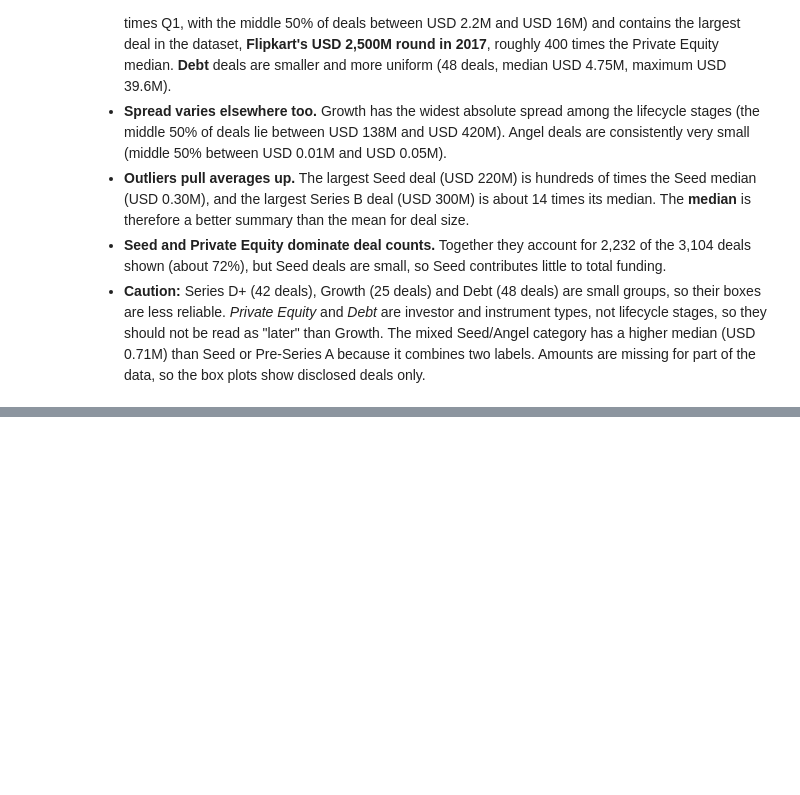
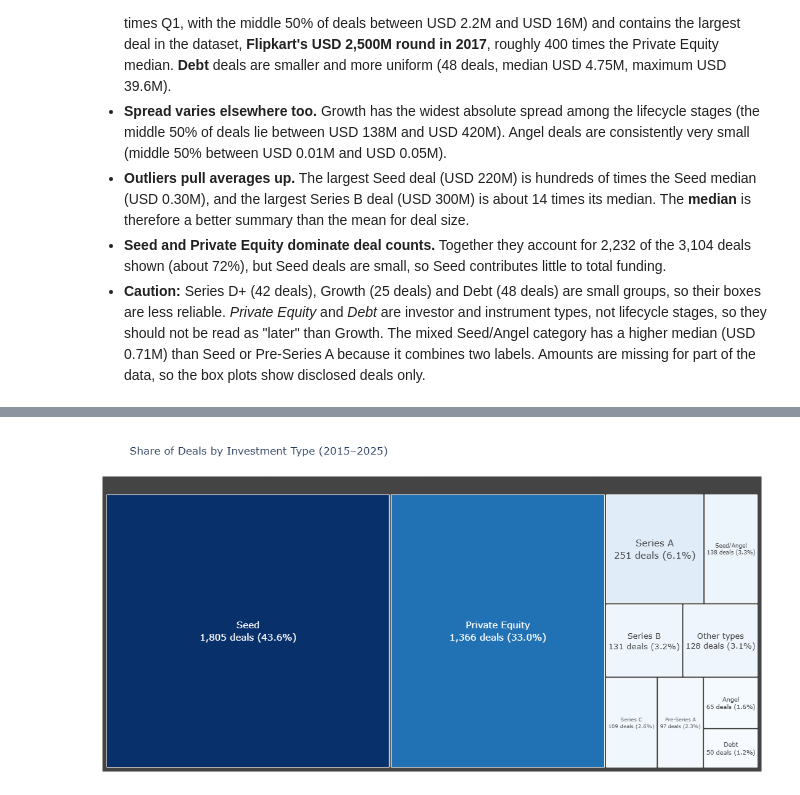
Before and after one commit to srinithi-karunakaran/india-startup-funding-analysis, a Jupyter notebook: startup_funding_analysis.ipynb, the cells around one changed output, grey strips where cells are left out. Cells and saved outputs as stored; diff of their text form; code cells hidden in the pictures; blank space fills up the shorter version.

```diff
--- a/startup_funding_analysis.ipynb
+++ b/startup_funding_analysis.ipynb
@@ -1020,0 +1195,18 @@ display(stats.round(2))
+# %%
+d7 = df[~df["Stage"].isin(UNKNOWN)]
+top_types = d7["Stage"].value_counts().nlargest(9).index
+d7 = d7.assign(Type=np.where(d7["Stage"].isin(top_types), d7["Stage"], "Other types"))
+
+tm = d7.groupby("Type").size().rename("Deals").reset_index().sort_values("Deals", ascending=False)
+tm["Share_%"] = (tm["Deals"] / tm["Deals"].sum() * 100).round(1)
+tm["Label"] = (tm["Type"] + "<br>" + tm["Deals"].map("{:,}".format) + " deals ("
+               + tm["Share_%"].map("{:.1f}%".format) + ")")
+
+fig = px.treemap(tm, path=["Label"], values="Deals", color="Deals",
+                 color_continuous_scale="Blues", title="Share of Deals by Investment Type (2015–2025)",
+                 height=560)
+fig.update_traces(textfont_size=15, textposition="middle center")
+fig.update_layout(coloraxis_showscale=False, margin=dict(t=70, l=10, r=10, b=10))
+fig.show()
+# %% [output]
+[figure, added]
```
Also changed, not shown: parts of 18 cells of this notebook.
